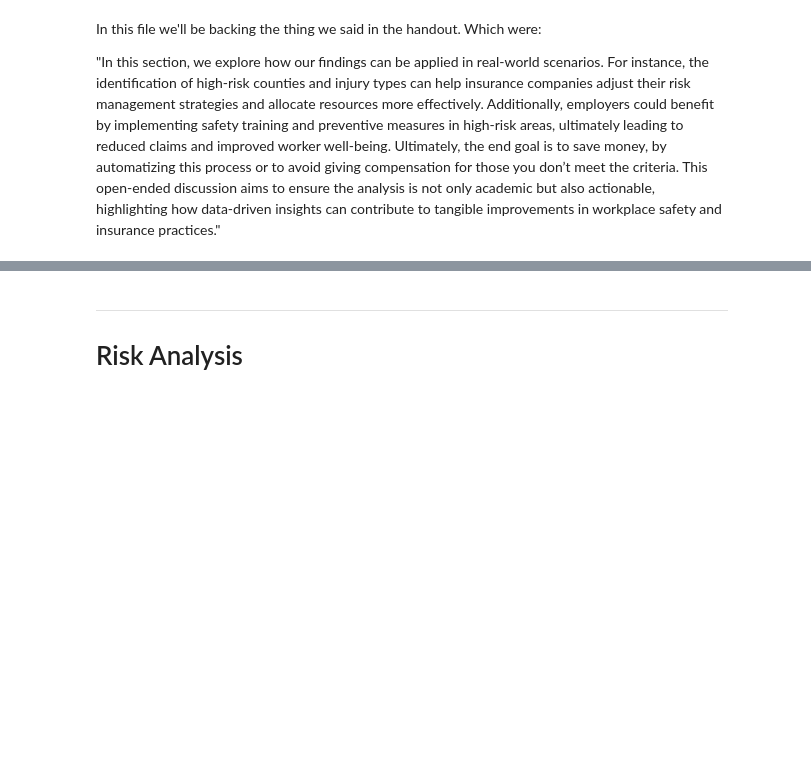
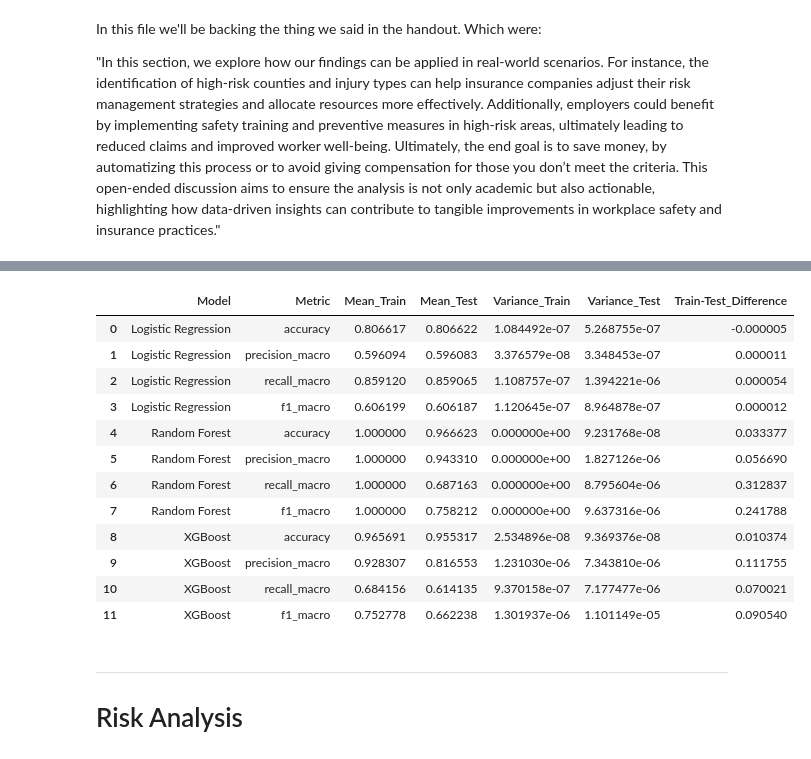
Before and after one commit to tmnstraub/ML_Group36, a Jupyter notebook: src/OpenEndedSection.ipynb, the cells around one changed output, grey strips where cells are left out. Drawn from its saved outputs; the diff is of its cells as text; code cells hidden in the pictures; blank space fills up the shorter version.

```diff
--- a/src/OpenEndedSection.ipynb
+++ b/src/OpenEndedSection.ipynb
@@ -197,0 +199,2 @@ Index(['Accident Date', 'Age at Injury', 'Alternative Dispute Resolution',
+# %%
+ps, X_combined, y_combined = create_predifined_split(X, y, preprocessing_scaling_encoding_dum, n_splits=5)
@@ -197,0 +221,27 @@ Index(['Accident Date', 'Age at Injury', 'Alternative Dispute Resolution',
+# %%
+rf_model = RandomForestClassifier(
+    n_estimators=100,            # Number of trees
+    max_depth=15,                # Limit tree depth
+    min_samples_split=50,        # Minimum samples for a split
+    min_samples_leaf=20,         # Minimum samples per leaf
+    max_features='sqrt',         # Features to consider per split
+    class_weight='balanced',     # Handle class imbalance
+    bootstrap=True,              # Use bootstrapping
+    random_state=42,             # Ensure reproducibility
+    n_jobs=-1                    # Use all CPU cores
+)
+
+# Set up RFECV with RandomForest and cross-validation
+rfecv = RFECV(estimator=rf_model, step=1, cv=ps, scoring='f1_macro')
+
+# Fit RFECV
+rfecv.fit(X_combined, y_combined)
+
+#Get the selected features
+selected_features_RFE_basic = X_combined.columns[rfecv.support_].tolist()
+optimal_num_features = rfecv.n_features_
+feature_ranking = rfecv.ranking_
+
+print("Optimal number of features:", optimal_num_features)
+# %%
+selected_features_RFE_basic = ['Accident Date', 'Age at Injury', 'Assembly Date', 'Average Weekly Wage', 'Birth Year', 'IME-4 Count', 'Number of Dependents', 'Attorney/Representative_False', 'Attorney/Representative_True', 'Carrier Type_1A. PRIVATE', 'Carrier Type_2A. SIF', 'Carrier Type_3A. SELF PUBLIC', 'COVID-19 Indicator_False', 'COVID-19 Indicator_True', 'District Name_NYC', 'Gender_F', 'Gender_M', 'Medical Fee Region_I', 'Medical Fee Region_IV', 'Carrier Name', 'County of Injury', 'Industry Code', 'WCIO Cause of Injury Code', 'WCIO Nature of Injury Code', 'WCIO Part Of Body Code', 'Zip Code']
@@ -197,0 +328,7 @@ Index(['Accident Date', 'Age at Injury', 'Alternative Dispute Resolution',
+# %%
+models = {
+    'Logistic Regression': LogisticRegression(penalty='l2', C=10, solver='lbfgs', class_weight='balanced', l1_ratio=0.5, max_iter=1000, n_jobs=-1),
+    'Random Forest': RandomForestClassifier(n_estimators=200, max_depth=None, min_samples_split=2, min_samples_leaf=1, max_features='sqrt', bootstrap=False, random_state=42, n_jobs=-1),
+    'XGBoost': XGBClassifier(gamma = 0, learning_rate = 0.3, max_depth = 6, min_child_weight = 1, n_estimators = 200, reg_alpha = 0, reg_lambda = 1,random_state=42, n_jobs=-1)
+}
+performance_results = evaluate_models_with_overfitting_check(X_combined, y_combined, ps, selected_features_RFE_basic, models)
@@ -198,3 +346,19 @@ Index(['Accident Date', 'Age at Injury', 'Alternative Dispute Resolution',
+# %%
+performance_results
+# %% [output]
+|  | Model | Metric | Mean_Train | Mean_Test | Variance_Train | Variance_Test | Train-Test_Difference |
+| 0 | Logistic Regression | accuracy | 0.806617 | 0.806622 | 1.084492e-07 | 5.268755e-07 | -0.000005 |
+| 1 | Logistic Regression | precision_macro | 0.596094 | 0.596083 | 3.376579e-08 | 3.348453e-07 | 0.000011 |
+| 2 | Logistic Regression | recall_macro | 0.859120 | 0.859065 | 1.108757e-07 | 1.394221e-06 | 0.000054 |
+| 3 | Logistic Regression | f1_macro | 0.606199 | 0.606187 | 1.120645e-07 | 8.964878e-07 | 0.000012 |
+| 4 | Random Forest | accuracy | 1.000000 | 0.966623 | 0.000000e+00 | 9.231768e-08 | 0.033377 |
+| 5 | Random Forest | precision_macro | 1.000000 | 0.943310 | 0.000000e+00 | 1.827126e-06 | 0.056690 |
+| 6 | Random Forest | recall_macro | 1.000000 | 0.687163 | 0.000000e+00 | 8.795604e-06 | 0.312837 |
+| 7 | Random Forest | f1_macro | 1.000000 | 0.758212 | 0.000000e+00 | 9.637316e-06 | 0.241788 |
+| 8 | XGBoost | accuracy | 0.965691 | 0.955317 | 2.534896e-08 | 9.369376e-08 | 0.010374 |
+| 9 | XGBoost | precision_macro | 0.928307 | 0.816553 | 1.231030e-06 | 7.343810e-06 | 0.111755 |
+| 10 | XGBoost | recall_macro | 0.684156 | 0.614135 | 9.370158e-07 | 7.177477e-06 | 0.070021 |
+| 11 | XGBoost | f1_macro | 0.752778 | 0.662238 | 1.301937e-06 | 1.101149e-05 | 0.090540 |
 # %% [markdown]
 ___
 
```
Also changed, not shown: parts of 18 cells of this notebook.
